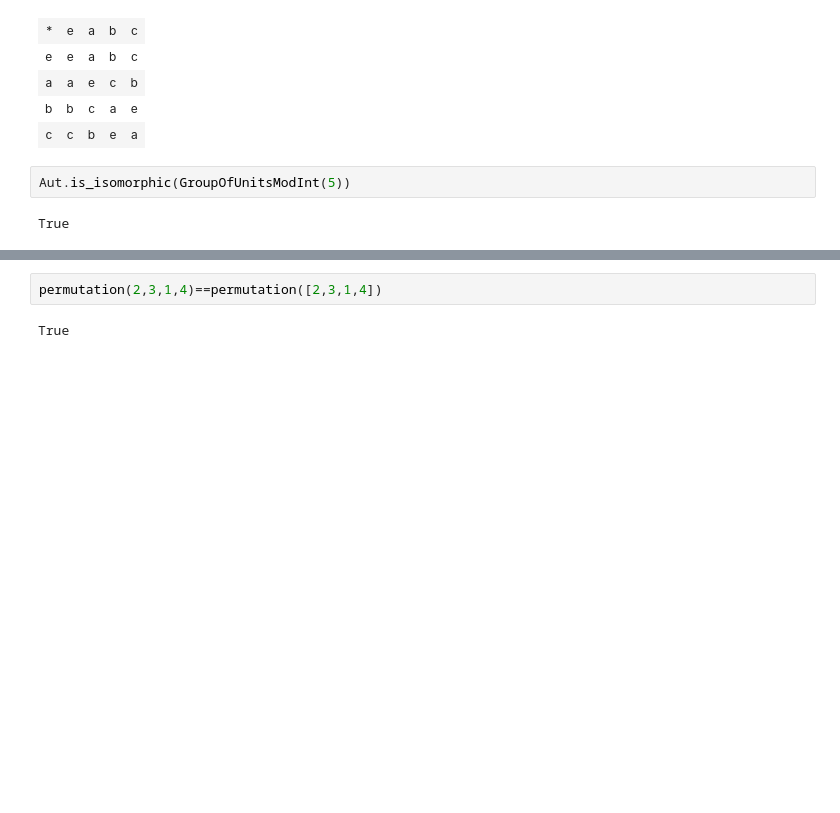
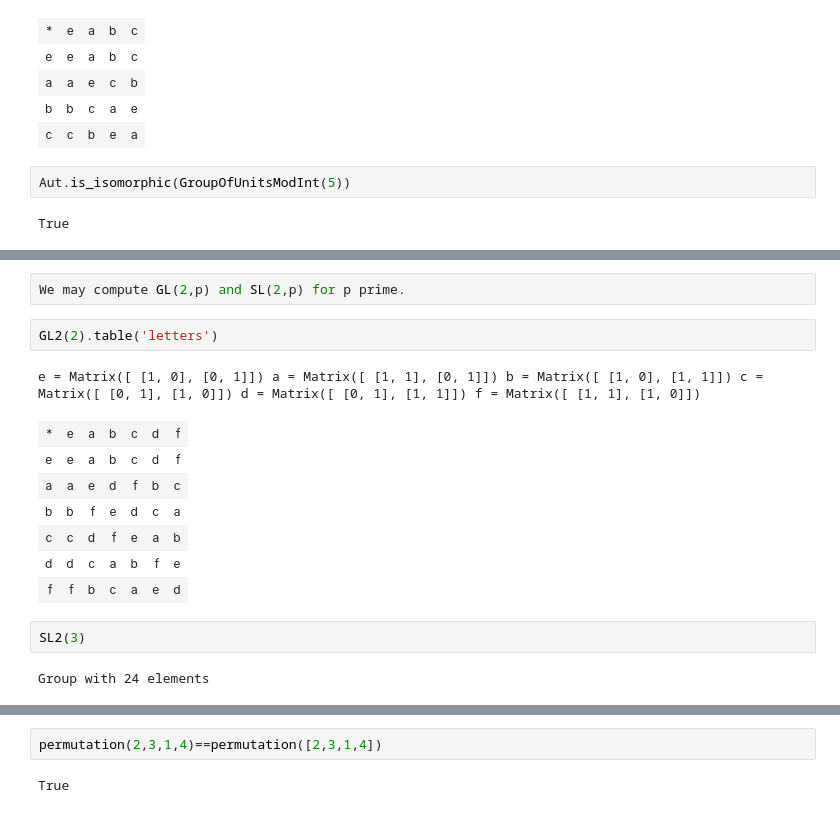
Before and after one commit to pedritomelenas/Algebra-II, a Jupyter notebook: Grupos/absalg-new/Tutorial.ipynb, the cells around one changed output, grey strips where cells are left out. Cells and saved outputs as stored; diff of their text form; blank space fills up the shorter version.

```diff
--- a/Grupos/absalg-new/Tutorial.ipynb
+++ b/Grupos/absalg-new/Tutorial.ipynb
@@ -297 +338,18 @@ True
+# %%
+We may compute GL(2,p) and SL(2,p) for p prime.
+# %%
+GL2(2).table('letters')
+# %% [output]
+e = Matrix([ [1, 0], [0, 1]]) a = Matrix([ [1, 1], [0, 1]]) b = Matrix([ [1, 0], [1, 1]]) c = Matrix([ [0, 1], [1, 0]]) d = Matrix([ [0, 1], [1, 1]]) f = Matrix([ [1, 1], [1, 0]])
+| * | e | a | b | c | d | f |
+| e | e | a | b | c | d | f |
+| a | a | e | d | f | b | c |
+| b | b | f | e | d | c | a |
+| c | c | d | f | e | a | b |
+| d | d | c | a | b | f | e |
+| f | f | b | c | a | e | d |
+# %%
+SL2(3)
+# %% [output]
+Group with 24 elements
 # %% [markdown]
```
Also changed, not shown: parts of 23 cells of this notebook.
